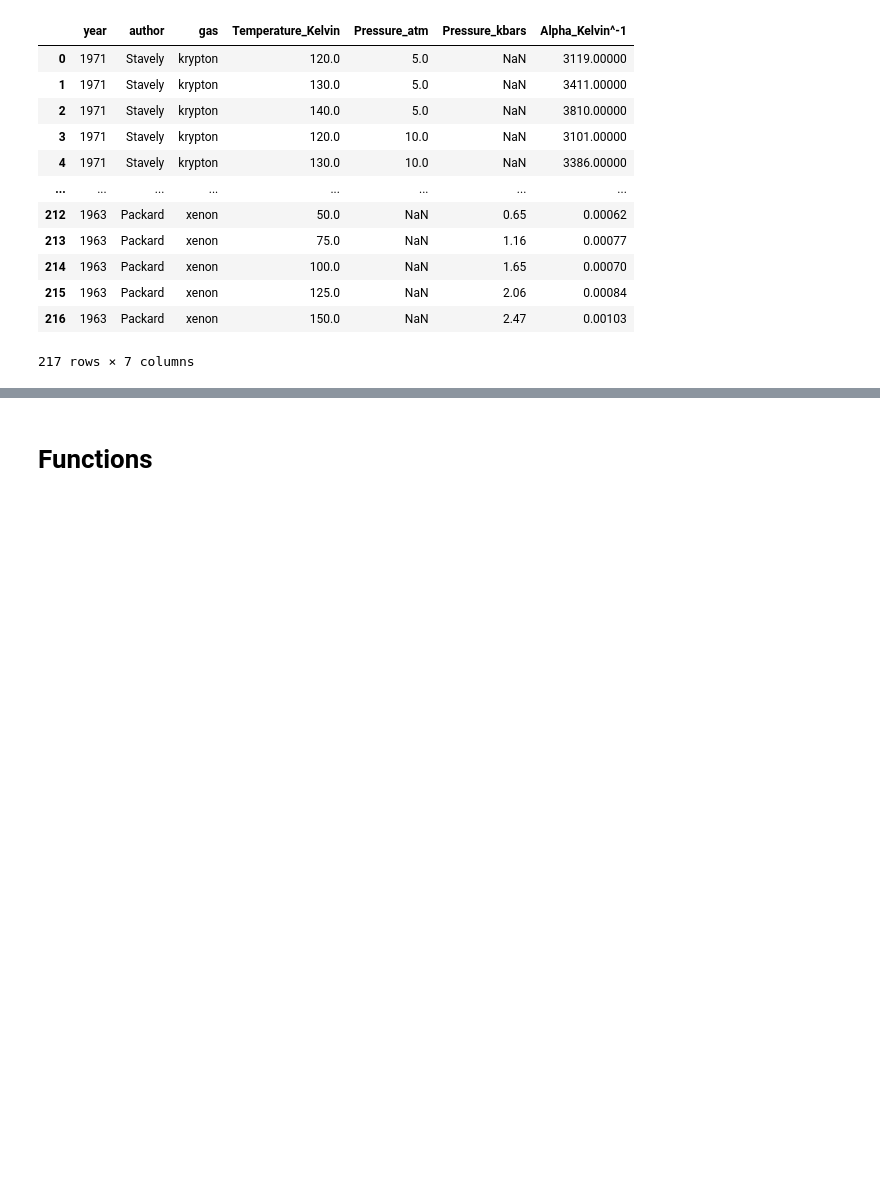
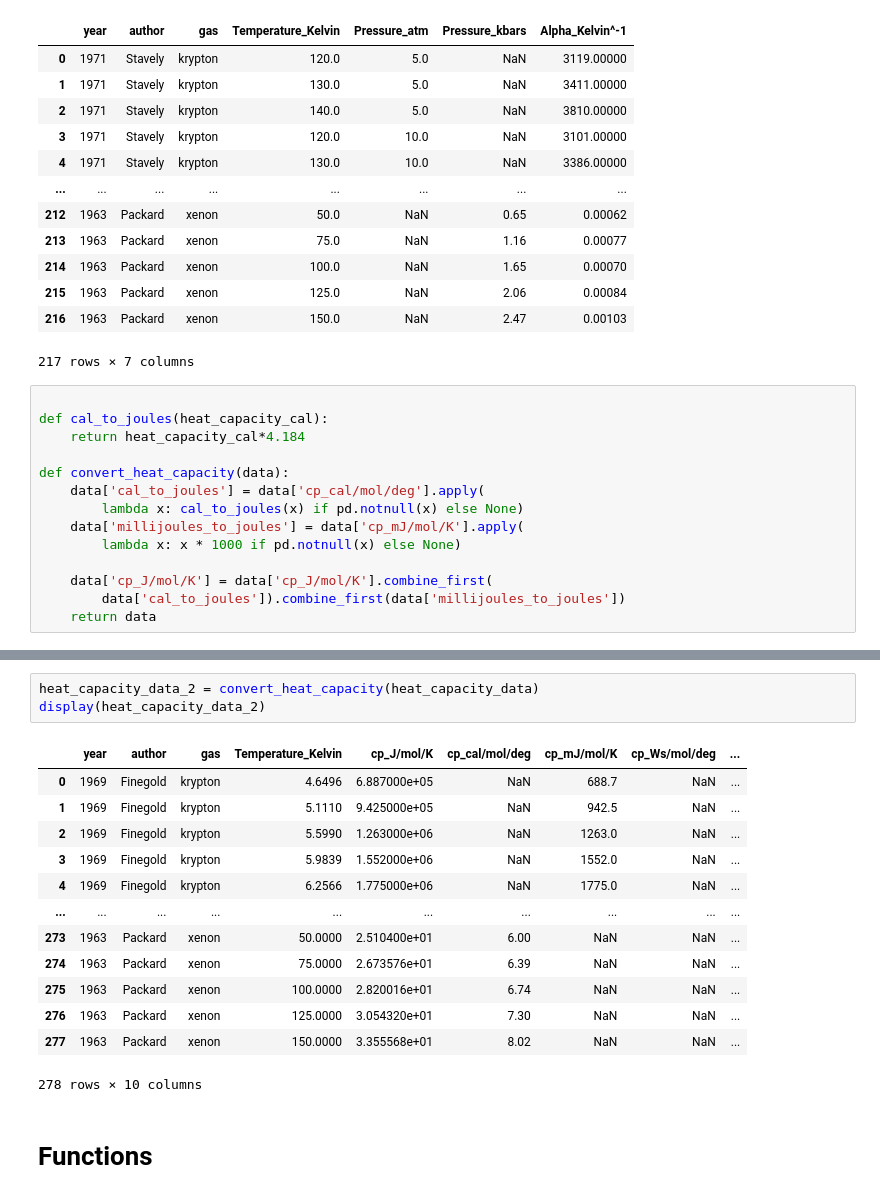
Before and after one commit to Iash5225/GENG5511_Thesis, a Jupyter notebook: src/visualise.ipynb, the cells around one changed output, grey strips where cells are left out. Cells and saved outputs as stored; diff of their text form; blank space fills up the shorter version.

```diff
--- a/src/visualise.ipynb
+++ b/src/visualise.ipynb
@@ -91,3 +96,17 @@ display(thermalcoefficient_data)
 | 215 | 1963 | Packard | xenon | 125.0 | NaN | 2.06 | 0.00084 |
 | 216 | 1963 | Packard | xenon | 150.0 | NaN | 2.47 | 0.00103 |
 217 rows × 7 columns
+# %%
+
+def cal_to_joules(heat_capacity_cal):
+    return heat_capacity_cal*4.184
+
+def convert_heat_capacity(data):
+    data['cal_to_joules'] = data['cp_cal/mol/deg'].apply(
+        lambda x: cal_to_joules(x) if pd.notnull(x) else None)
+    data['millijoules_to_joules'] = data['cp_mJ/mol/K'].apply(
+        lambda x: x * 1000 if pd.notnull(x) else None)
+
+    data['cp_J/mol/K'] = data['cp_J/mol/K'].combine_first(
+        data['cal_to_joules']).combine_first(data['millijoules_to_joules'])
+    return data
@@ -94,3 +131,20 @@ display(thermalcoefficient_data)
+# %%
+heat_capacity_data_2 = convert_heat_capacity(heat_capacity_data)
+display(heat_capacity_data_2)
+# %% [output]
+|  | year | author | gas | Temperature_Kelvin | cp_J/mol/K | cp_cal/mol/deg | cp_mJ/mol/K | cp_Ws/mol/deg | ... |
+| 0 | 1969 | Finegold | krypton | 4.6496 | 6.887000e+05 | NaN | 688.7 | NaN | ... |
+| 1 | 1969 | Finegold | krypton | 5.1110 | 9.425000e+05 | NaN | 942.5 | NaN | ... |
+| 2 | 1969 | Finegold | krypton | 5.5990 | 1.263000e+06 | NaN | 1263.0 | NaN | ... |
+| 3 | 1969 | Finegold | krypton | 5.9839 | 1.552000e+06 | NaN | 1552.0 | NaN | ... |
+| 4 | 1969 | Finegold | krypton | 6.2566 | 1.775000e+06 | NaN | 1775.0 | NaN | ... |
+| ... | ... | ... | ... | ... | ... | ... | ... | ... | ... |
+| 273 | 1963 | Packard | xenon | 50.0000 | 2.510400e+01 | 6.00 | NaN | NaN | ... |
+| 274 | 1963 | Packard | xenon | 75.0000 | 2.673576e+01 | 6.39 | NaN | NaN | ... |
+| 275 | 1963 | Packard | xenon | 100.0000 | 2.820016e+01 | 6.74 | NaN | NaN | ... |
+| 276 | 1963 | Packard | xenon | 125.0000 | 3.054320e+01 | 7.30 | NaN | NaN | ... |
+| 277 | 1963 | Packard | xenon | 150.0000 | 3.355568e+01 | 8.02 | NaN | NaN | ... |
+278 rows × 10 columns
 # %% [markdown]
 # Functions
 # %%
```
Also changed, not shown: parts of 6 cells of this notebook, 2 other files.
